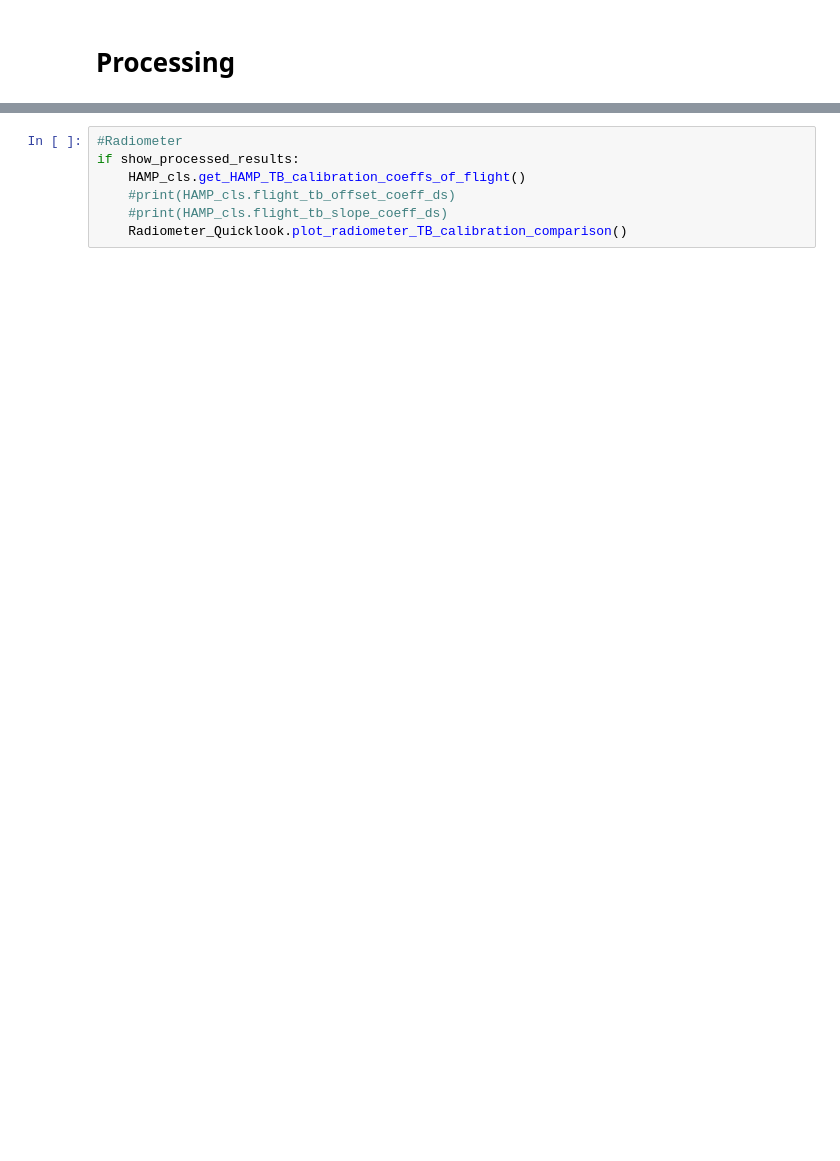
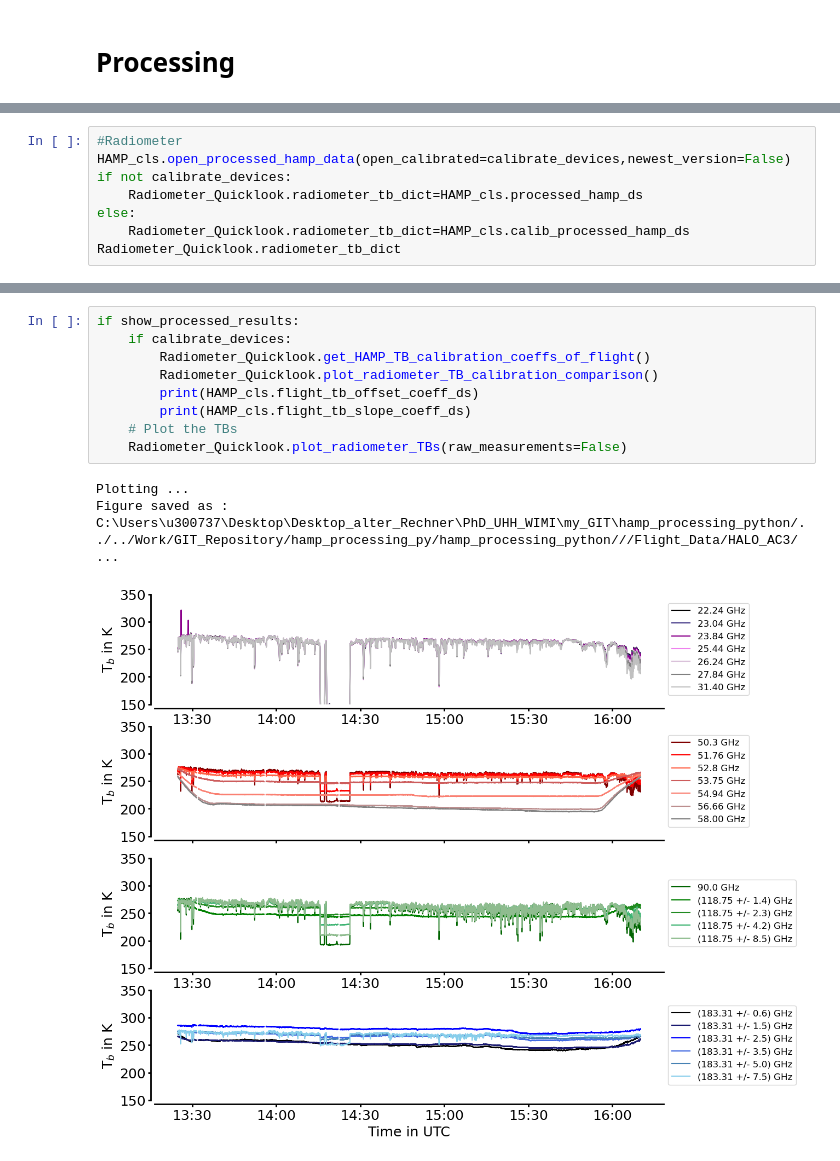
Before and after one commit to hdorff94/hamp_processing_python, a Jupyter notebook: hamp_handler_notebook.ipynb, the cells around one changed output, grey strips where cells are left out. Cells and saved outputs as stored; diff of their text form; blank space fills up the shorter version.

```diff
--- a/hamp_handler_notebook.ipynb
+++ b/hamp_handler_notebook.ipynb
@@ -441,0 +509,8 @@ if show_processed_results:
+# %%
+#Radiometer
+HAMP_cls.open_processed_hamp_data(open_calibrated=calibrate_devices,newest_version=False)
+if not calibrate_devices:
+    Radiometer_Quicklook.radiometer_tb_dict=HAMP_cls.processed_hamp_ds
+else:
+    Radiometer_Quicklook.radiometer_tb_dict=HAMP_cls.calib_processed_hamp_ds
+Radiometer_Quicklook.radiometer_tb_dict
@@ -442,7 +536,13 @@ if show_processed_results:
 # %%
-#Radiometer
 if show_processed_results:
-    HAMP_cls.get_HAMP_TB_calibration_coeffs_of_flight()
-    #print(HAMP_cls.flight_tb_offset_coeff_ds)
-    #print(HAMP_cls.flight_tb_slope_coeff_ds)
-    Radiometer_Quicklook.plot_radiometer_TB_calibration_comparison()
+    if calibrate_devices:
+        Radiometer_Quicklook.get_HAMP_TB_calibration_coeffs_of_flight()
+        Radiometer_Quicklook.plot_radiometer_TB_calibration_comparison()
+        print(HAMP_cls.flight_tb_offset_coeff_ds)
+        print(HAMP_cls.flight_tb_slope_coeff_ds)
+    # Plot the TBs
+    Radiometer_Quicklook.plot_radiometer_TBs(raw_measurements=False)
+# %% [output]
+Plotting ...
+Figure saved as :  C:\Users\u300737\Desktop\Desktop_alter_Rechner\PhD_UHH_WIMI\my_GIT\hamp_processing_python/../../Work/GIT_Repository/hamp_processing_py/hamp_processing_python///Flight_Data/HALO_AC3/ ...
+[figure, added]
```
Also changed, not shown: parts of 45 cells of this notebook, 10 other files.
